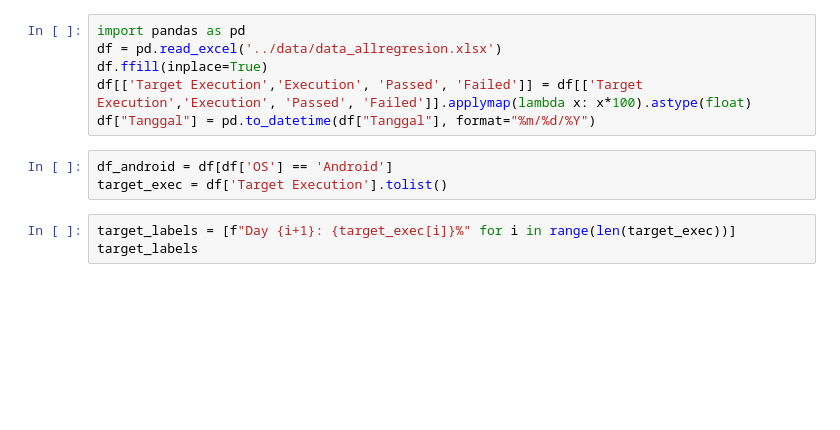
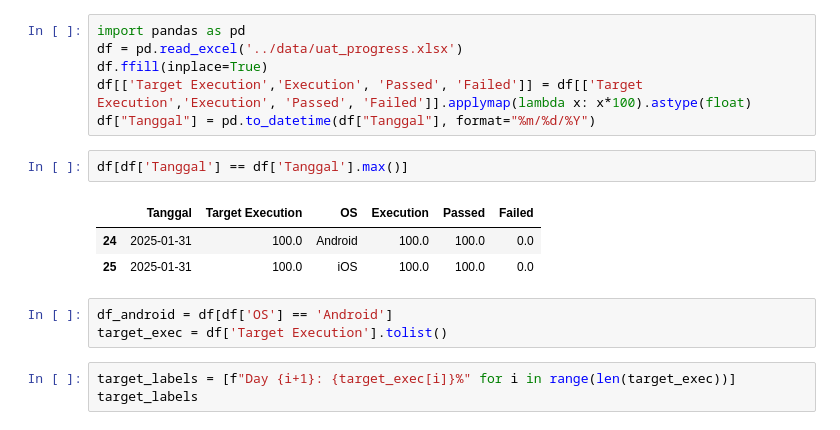
Before and after one commit to nrasif/testing-insight, a Jupyter notebook: notebook/data_experiment.ipynb, the cells around one changed output. Saved outputs shown, nothing was run; the diff lists cells and outputs as text; blank space fills up the shorter version.

```diff
--- a/notebook/data_experiment.ipynb
+++ b/notebook/data_experiment.ipynb
@@ -1,9 +1,15 @@
 # %%
 import pandas as pd
-df = pd.read_excel('../data/data_allregresion.xlsx')
+df = pd.read_excel('../data/uat_progress.xlsx')
 df.ffill(inplace=True)
 df[['Target Execution','Execution', 'Passed', 'Failed']] = df[['Target Execution','Execution', 'Passed', 'Failed']].applymap(lambda x: x*100).astype(float)
 df["Tanggal"] = pd.to_datetime(df["Tanggal"], format="%m/%d/%Y")
+# %%
+df[df['Tanggal'] == df['Tanggal'].max()]
+# %% [output]
+|  | Tanggal | Target Execution | OS | Execution | Passed | Failed |
+| 24 | 2025-01-31 | 100.0 | Android | 100.0 | 100.0 | 0.0 |
+| 25 | 2025-01-31 | 100.0 | iOS | 100.0 | 100.0 | 0.0 |
 # %%
 df_android = df[df['OS'] == 'Android']
 target_exec = df['Target Execution'].tolist()
```
Also changed, not shown: 5 other files.
